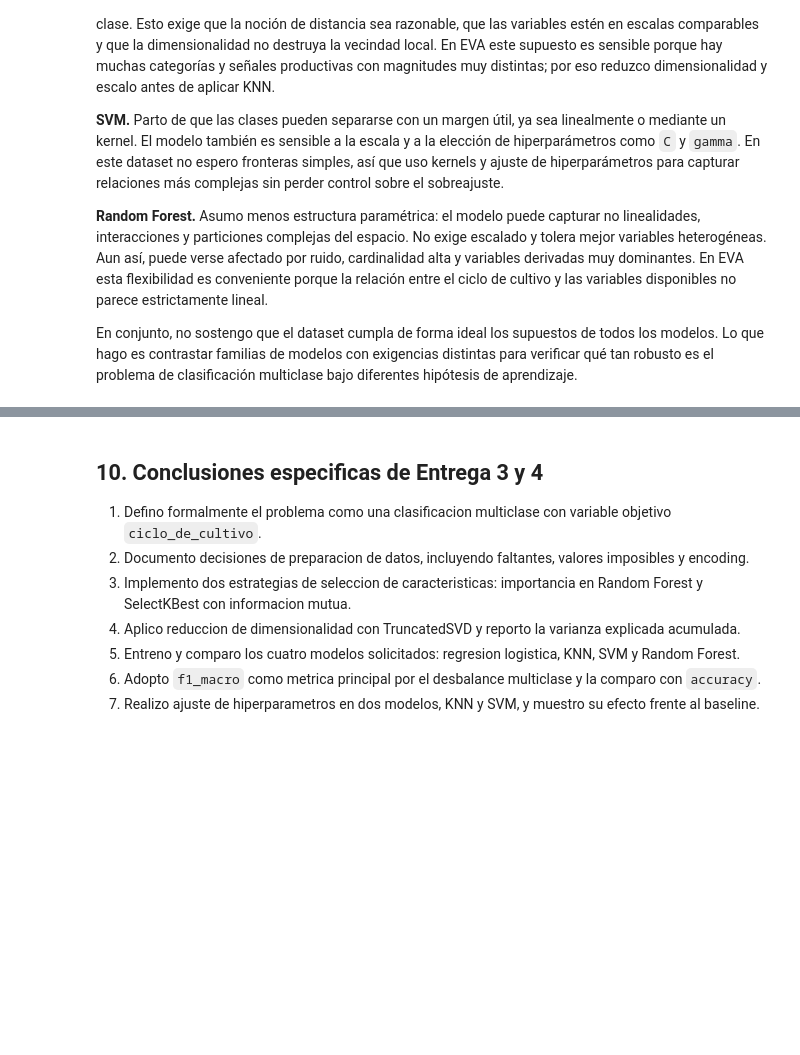
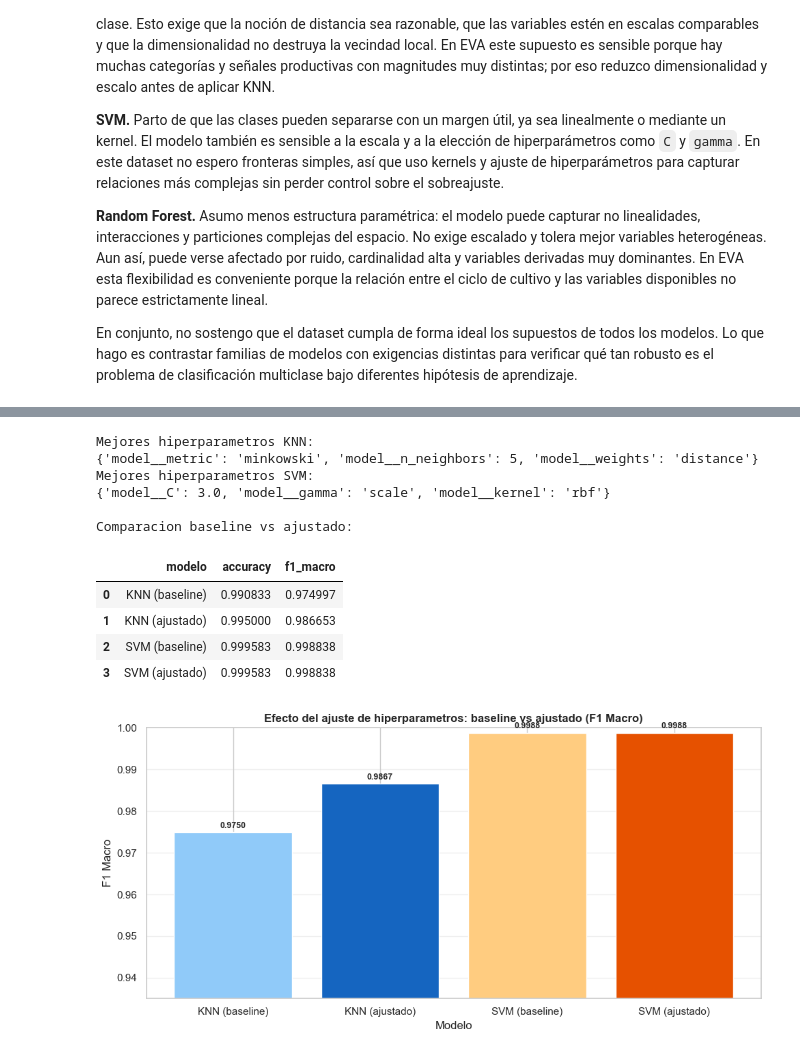
Before and after one commit to diegoVasquez600/AdvanceProgramming, a Jupyter notebook: Modelado_Clasificacion_Multiclase_Colombia_EVA.ipynb, the cells around one changed output, grey strips where cells are left out. Saved outputs shown, nothing was run; the diff lists cells and outputs as text; code cells hidden in the pictures; blank space fills up the shorter version.

```diff
--- a/Modelado_Clasificacion_Multiclase_Colombia_EVA.ipynb
+++ b/Modelado_Clasificacion_Multiclase_Colombia_EVA.ipynb
@@ -693,5 +923,5 @@ La celda siguiente compara KNN con y sin escalado para mostrar que esta decision
 # %%
-# Seleccion de caracteristicas: estrategia 1 (mutual information)
+# Seleccion de caracteristicas (MI) + reduccion (SVD) y efecto real en metricas.
 pre_for_fs = pre_onehot_adv
 X_train_fs = pre_for_fs.fit_transform(X_train_adv)
 X_test_fs = pre_for_fs.transform(X_test_adv)
@@ -699,9 +929,16 @@ X_test_fs = pre_for_fs.transform(X_test_adv)
 feature_names_fs = pre_for_fs.get_feature_names_out()
 
 k_best = min(120, X_train_fs.shape[1])
-selector_mi = SelectKBest(score_func=mutual_info_classif, k=k_best)
-X_train_mi = selector_mi.fit_transform(X_train_fs, y_train_adv)
-X_test_mi = selector_mi.transform(X_test_fs)
+# MI requiere matriz densa en este caso; convierto solo este bloque.
+X_train_fs_dense = X_train_fs.toarray() if hasattr(X_train_fs, 'toarray') else X_train_fs
+X_test_fs_dense = X_test_fs.toarray() if hasattr(X_test_fs, 'toarray') else X_test_fs
+
+selector_mi = SelectKBest(
+    score_func=lambda X, y: mutual_info_classif(X, y, discrete_features=False, random_state=RANDOM_STATE),
+    k=k_best
+)
+X_train_mi = selector_mi.fit_transform(X_train_fs_dense, y_train_adv)
+X_test_mi = selector_mi.transform(X_test_fs_dense)
 
 selected_features = pd.DataFrame({
     'feature': feature_names_fs[selector_mi.get_support()],
@@ -710,9 +947,7 @@ selected_features = pd.DataFrame({
 
 display(selected_features)
 
-# Estrategia 2 ya implementada en notebook: importancia con Random Forest (seccion 4)
-
-# Reduccion de dimensionalidad con varianza explicada
+# Reduccion dimensional con varianza explicada acumulada.
 svd_reducer = TruncatedSVD(n_components=80, random_state=RANDOM_STATE)
 X_train_svd = svd_reducer.fit_transform(X_train_fs)
 X_test_svd = svd_reducer.transform(X_test_fs)
@@ -720,7 +955,7 @@ varianza_acumulada = float(svd_reducer.explained_variance_ratio_.sum())
 
 print(f'Varianza acumulada retenida por TruncatedSVD(80): {varianza_acumulada:.4f}')
 
-# Efecto de seleccion y reduccion usando clasificador lineal
+# Comparo escenarios de representacion con el mismo clasificador lineal.
 lr_full = LogisticRegression(max_iter=2500, class_weight='balanced', solver='lbfgs')
 lr_full.fit(X_train_fs, y_train_adv)
 pred_lr_full = lr_full.predict(X_test_fs)
@@ -845,5 +1237,6 @@ print('Nota sobre metricas de regresion (MAE/MSE/RMSE/MAPE/R2): no aplican por t
 # %%
-# Ajuste de hiperparametros (al menos 2 modelos) con f1_macro como metrica principal
+# Ajusto KNN y SVM porque son dos modelos sensibles a decisiones de configuracion
+# y evaluo ambos con la misma metrica objetivo (f1_macro) para comparar de forma justa.
 cv = StratifiedKFold(n_splits=3, shuffle=True, random_state=RANDOM_STATE)
 
 pipe_knn_tune = Pipeline(steps=[
@@ -853,6 +1246,7 @@ pipe_knn_tune = Pipeline(steps=[
     ('model', KNeighborsClassifier())
 ])
 
+# Grid compacto: priorizo hiperparametros con mayor impacto en vecindad/distancia
 param_knn = {
     'model__n_neighbors': [5, 9, 13],
     'model__weights': ['uniform', 'distance'],
@@ -875,6 +1269,7 @@ pipe_svm_tune = Pipeline(steps=[
     ('model', SVC(class_weight='balanced'))
 ])
 
+# Grid de SVM: comparo kernel y nivel de regularizacion/margen
 param_svm = {
     'model__kernel': ['rbf', 'linear'],
     'model__C': [0.5, 1.0, 3.0],
@@ -896,42 +1291,63 @@ gs_svm.fit(X_train_adv, y_train_adv)
 pred_knn_best = gs_knn.best_estimator_.predict(X_test_adv)
 pred_svm_best = gs_svm.best_estimator_.predict(X_test_adv)
 
+# Comparo baseline vs ajustado para verificar si el ajuste realmente agrega valor
 tuning_results = pd.DataFrame([
     {
         'modelo': 'KNN (baseline)',
         'accuracy': accuracy_score(y_test_adv, pred_store['KNN']),
         'f1_macro': f1_score(y_test_adv, pred_store['KNN'], average='macro', zero_division=0)
     },
     {
         'modelo': 'KNN (ajustado)',
         'accuracy': accuracy_score(y_test_adv, pred_knn_best),
         'f1_macro': f1_score(y_test_adv, pred_knn_best, average='macro', zero_division=0)
     },
     {
         'modelo': 'SVM (baseline)',
         'accuracy': accuracy_score(y_test_adv, pred_store['SVM_RBF']),
         'f1_macro': f1_score(y_test_adv, pred_store['SVM_RBF'], average='macro', zero_division=0)
     },
     {
         'modelo': 'SVM (ajustado)',
         'accuracy': accuracy_score(y_test_adv, pred_svm_best),
         'f1_macro': f1_score(y_test_adv, pred_svm_best, average='macro', zero_division=0)
     }
 ])
 
 print('Mejores hiperparametros KNN:')
 print(gs_knn.best_params_)
 print('Mejores hiperparametros SVM:')
 print(gs_svm.best_params_)
 print('\nComparacion baseline vs ajustado:')
 display(tuning_results)
+
+# Grafica de barras: muestra claramente si el ajuste tuvo impacto real en f1_macro
+fig, ax = plt.subplots(figsize=(10, 5))
+colores = ['#90CAF9', '#1565C0', '#FFCC80', '#E65100']
+bars = ax.bar(tuning_results['modelo'], tuning_results['f1_macro'], color=colores)
+ax.set_title('Efecto del ajuste de hiperparametros: baseline vs ajustado (F1 Macro)', fontsize=12, fontweight='bold')
+ax.set_ylabel('F1 Macro')
+ax.set_xlabel('Modelo')
+ax.set_ylim(
+    max(0, tuning_results['f1_macro'].min() - 0.04),
+    min(1.0, tuning_results['f1_macro'].max() + 0.01)
+)
+for bar, val in zip(bars, tuning_results['f1_macro']):
+    ax.text(bar.get_x() + bar.get_width() / 2, val + 0.001, f"{val:.4f}", ha='center', fontsize=9, fontweight='bold')
+ax.grid(axis='y', alpha=0.3)
+plt.tight_layout()
+plt.show()
+# %% [output]
+Mejores hiperparametros KNN:
+{'model__metric': 'minkowski', 'model__n_neighbors': 5, 'model__weights': 'distance'}
+Mejores hiperparametros SVM:
+{'model__C': 3.0, 'model__gamma': 'scale', 'model__kernel': 'rbf'}
+
+Comparacion baseline vs ajustado:
+|  | modelo | accuracy | f1_macro |
+| 0 | KNN (baseline) | 0.990833 | 0.974997 |
+| 1 | KNN (ajustado) | 0.995000 | 0.986653 |
+| 2 | SVM (baseline) | 0.999583 | 0.998838 |
+| 3 | SVM (ajustado) | 0.999583 | 0.998838 |
+[figure, added]
-# %% [markdown]
-## 10. Conclusiones especificas de Entrega 3 y 4
-
-1. Defino formalmente el problema como una clasificacion multiclase con variable objetivo `ciclo_de_cultivo`.
-2. Documento decisiones de preparacion de datos, incluyendo faltantes, valores imposibles y encoding.
-3. Implemento dos estrategias de seleccion de caracteristicas: importancia en Random Forest y SelectKBest con informacion mutua.
-4. Aplico reduccion de dimensionalidad con TruncatedSVD y reporto la varianza explicada acumulada.
-5. Entreno y comparo los cuatro modelos solicitados: regresion logistica, KNN, SVM y Random Forest.
-6. Adopto `f1_macro` como metrica principal por el desbalance multiclase y la comparo con `accuracy`.
-7. Realizo ajuste de hiperparametros en dos modelos, KNN y SVM, y muestro su efecto frente al baseline.
```
Also changed, not shown: parts of 39 cells of this notebook, 1 other file.
